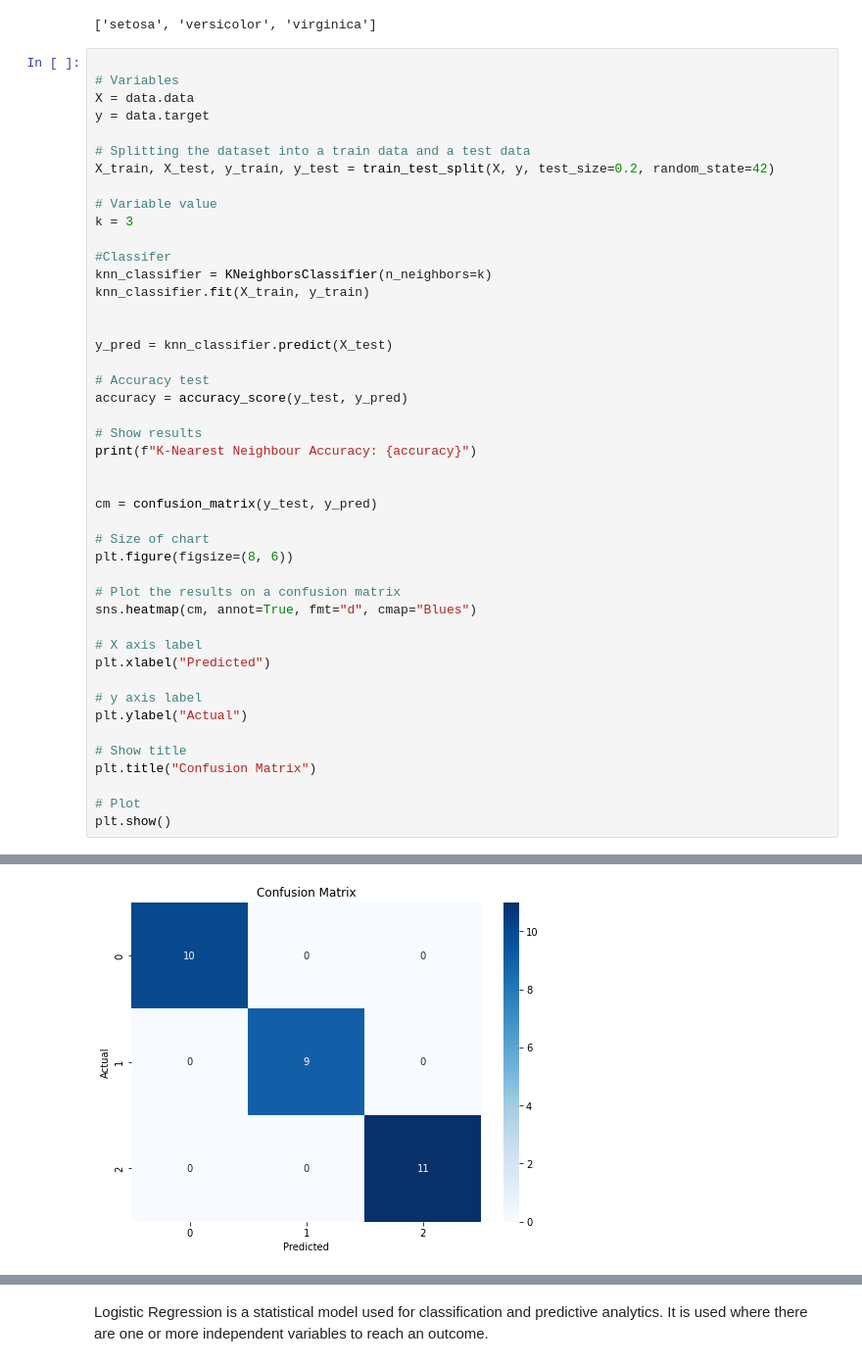
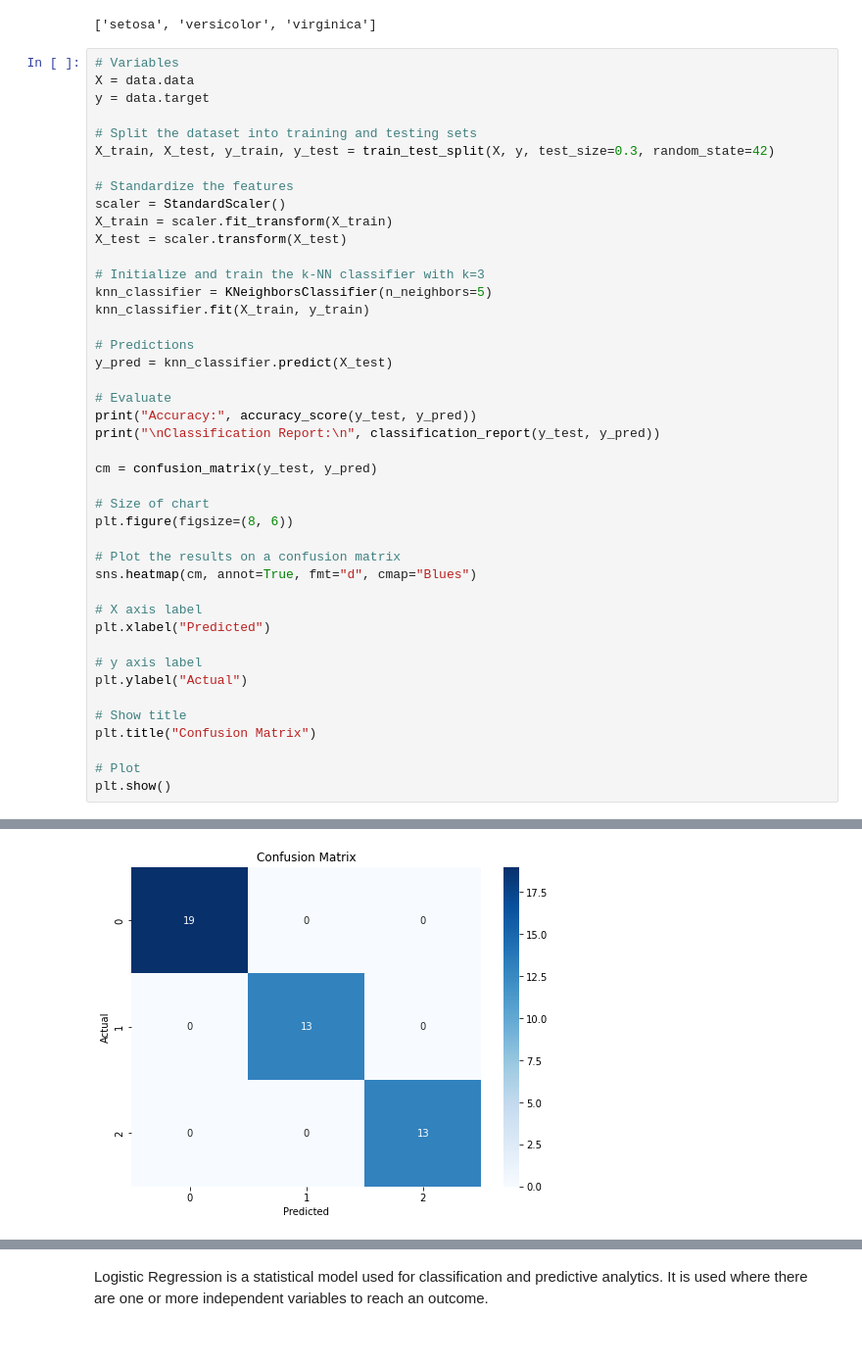
Before and after one commit to Ginafenn/Machine-Learning-Statistics, a Jupyter notebook: project.ipynb, the cells around one changed output, grey strips where cells are left out. Shown at 98% size. Cells and saved outputs as stored; diff of their text form.

Commit message:
New classification added

```diff
--- a/project.ipynb
+++ b/project.ipynb
@@ -94,30 +101,28 @@ list(data.target_names)
 # %% [output]
 ['setosa', 'versicolor', 'virginica']
 # %%
-
 # Variables
 X = data.data
 y = data.target
 
-# Splitting the dataset into a train data and a test data
-X_train, X_test, y_train, y_test = train_test_split(X, y, test_size=0.2, random_state=42)
+# Split the dataset into training and testing sets
+X_train, X_test, y_train, y_test = train_test_split(X, y, test_size=0.3, random_state=42)
 
-# Variable value
-k = 3
+# Standardize the features
+scaler = StandardScaler()
+X_train = scaler.fit_transform(X_train)
+X_test = scaler.transform(X_test)
 
-#Classifer
-knn_classifier = KNeighborsClassifier(n_neighbors=k)
+# Initialize and train the k-NN classifier with k=3
+knn_classifier = KNeighborsClassifier(n_neighbors=5)
 knn_classifier.fit(X_train, y_train)
 
-
+# Predictions
 y_pred = knn_classifier.predict(X_test)
 
-# Accuracy test
-accuracy = accuracy_score(y_test, y_pred)
-
-# Show results
-print(f"K-Nearest Neighbour Accuracy: {accuracy}")
-
+# Evaluate
+print("Accuracy:", accuracy_score(y_test, y_pred))
+print("\nClassification Report:\n", classification_report(y_test, y_pred))
 
 cm = confusion_matrix(y_test, y_pred)
 
@@ -143,2 +159,2 @@ K-Nearest Neighbour Accuracy: 1.0
-[figure, old version]
+[figure, new version]
 # %% [markdown]
```
Also changed, not shown: parts of 20 cells of this notebook.
